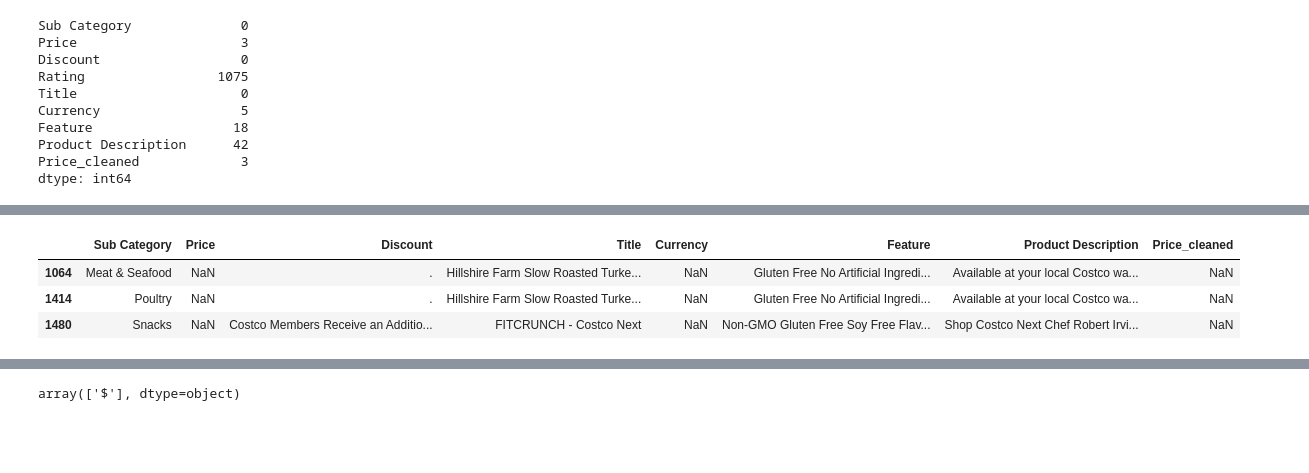
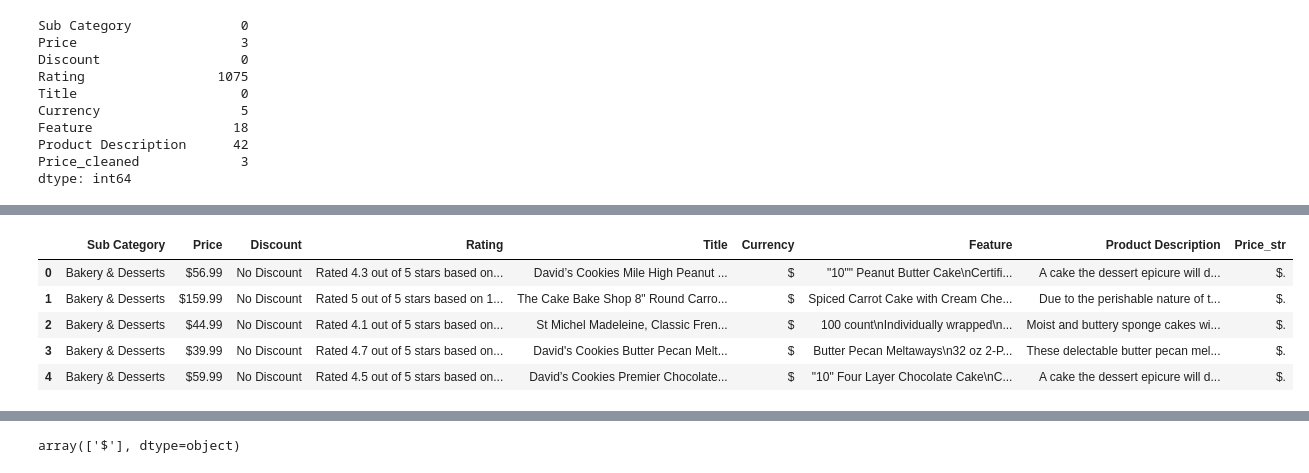
Before and after one commit to rmunozcuevas/datamining, a Jupyter notebook: project_four/clustering.ipynb, the cells around one changed output, grey strips where cells are left out. Cells and saved outputs as stored; diff of their text form; code cells hidden in the pictures; blank space fills up the shorter version.

```diff
--- a/project_four/clustering.ipynb
+++ b/project_four/clustering.ipynb
@@ -191,10 +206,12 @@ df['Price'] = df['Price'].str.replace('[^\d.]','',regex=True)
-# %%
-df[df['Price'].isnull()]
-# %% [output]
-|  | Sub Category | Price | Discount | Title | Currency | Feature | Product Description | Price_cleaned |
-| 1064 | Meat & Seafood | NaN | . | Hillshire Farm Slow Roasted Turke... | NaN | Gluten Free No Artificial Ingredi... | Available at your local Costco wa... | NaN |
-| 1414 | Poultry | NaN | . | Hillshire Farm Slow Roasted Turke... | NaN | Gluten Free No Artificial Ingredi... | Available at your local Costco wa... | NaN |
-| 1480 | Snacks | NaN | Costco Members Receive an Additio... | FITCRUNCH - Costco Next | NaN | Non-GMO Gluten Free Soy Free Flav... | Shop Costco Next Chef Robert Irvi... | NaN |
+# %%
+df.head(5)
+# %% [output]
+|  | Sub Category | Price | Discount | Rating | Title | Currency | Feature | Product Description | Price_str |
+| 0 | Bakery & Desserts | $56.99 | No Discount | Rated 4.3 out of 5 stars based on... | David’s Cookies Mile High Peanut ... | $ | "10"" Peanut Butter Cake\nCertifi... | A cake the dessert epicure will d... | $. |
+| 1 | Bakery & Desserts | $159.99 | No Discount | Rated 5 out of 5 stars based on 1... | The Cake Bake Shop 8" Round Carro... | $ | Spiced Carrot Cake with Cream Che... | Due to the perishable nature of t... | $. |
+| 2 | Bakery & Desserts | $44.99 | No Discount | Rated 4.1 out of 5 stars based on... | St Michel Madeleine, Classic Fren... | $ | 100 count\nIndividually wrapped\n... | Moist and buttery sponge cakes wi... | $. |
+| 3 | Bakery & Desserts | $39.99 | No Discount | Rated 4.7 out of 5 stars based on... | David's Cookies Butter Pecan Melt... | $ | Butter Pecan Meltaways\n32 oz 2-P... | These delectable butter pecan mel... | $. |
+| 4 | Bakery & Desserts | $59.99 | No Discount | Rated 4.5 out of 5 stars based on... | David’s Cookies Premier Chocolate... | $ | "10" Four Layer Chocolate Cake\nC... | A cake the dessert epicure will d... | $. |
 # %%
 df = df.dropna().copy()
 df.shape
```
Also changed, not shown: parts of 14 cells of this notebook, 6 other files.
